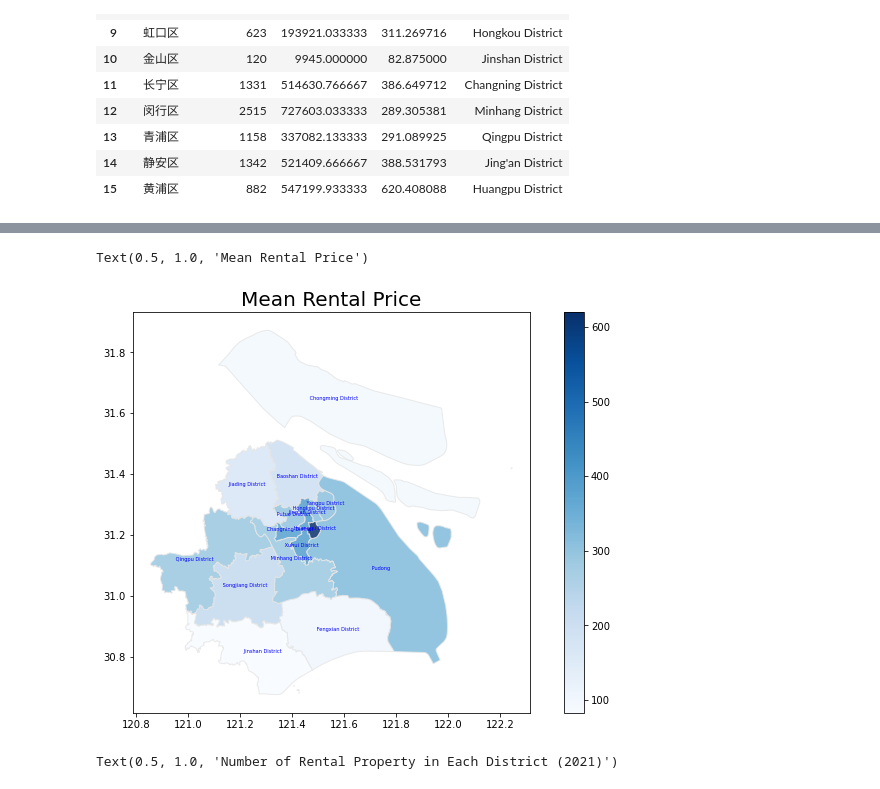
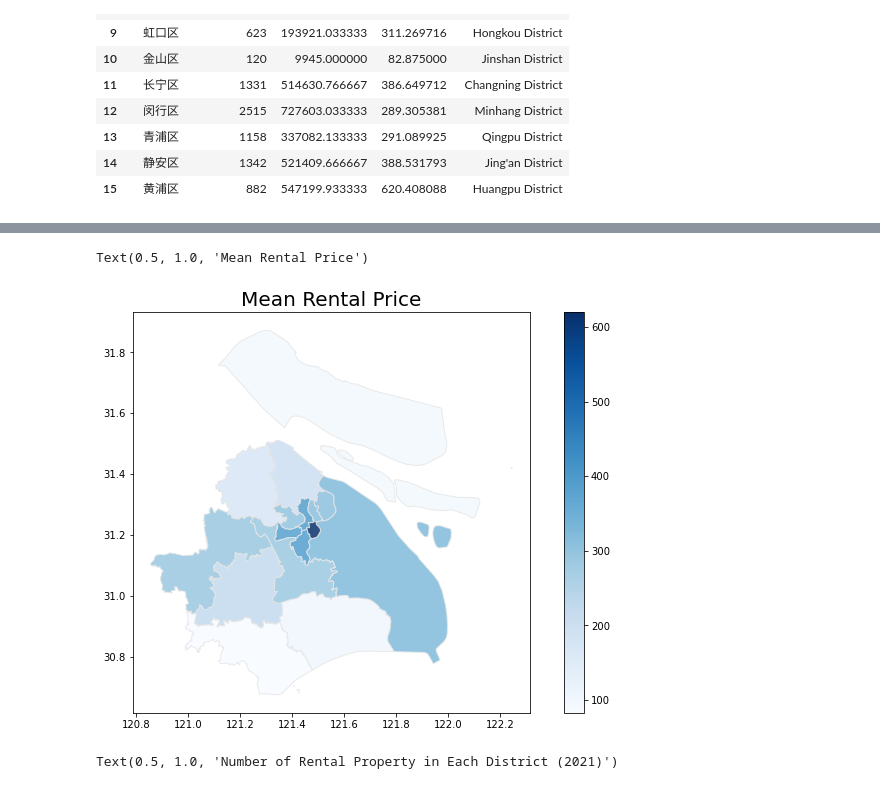
Before and after one commit to hyjucl/disser, a Jupyter notebook: clean_airbnb.ipynb, the cells around one changed output, grey strips where cells are left out. Cells and saved outputs as stored; diff of their text form; code cells hidden in the pictures.

```diff
--- a/clean_airbnb.ipynb
+++ b/clean_airbnb.ipynb
@@ -953,21 +975,21 @@ r_map
 # %%
 f = plt.figure()
 f.set_size_inches(12,7)
 
 r_map['coords'] = r_map['geometry'].apply(lambda x: x.representative_point().coords[:])
 r_map['coords'] = [coords[0] for coords in r_map['coords']]
 
 ax1 = f.add_subplot()
 r_map.plot(column='ave', legend=True, cmap='Blues', figsize=(12,6), ax=ax1, edgecolor='#e6e6e6', alpha=0.85)
-for idx, row in ppd.iterrows():
-    plt.annotate(s=row['e_name'], xy=row['coords'], horizontalalignment='center', color='blue',fontsize=5)
+# for idx, row in ppd.iterrows():
+#     plt.annotate(s=row['e_name'], xy=row['coords'], horizontalalignment='center', color='blue',fontsize=5)
 
 f.subplots_adjust(top=0.92)
 ax1.set_title('Mean Rental Price', fontsize=20)
 #plt.savefig('Cluster-House-Prices-Raw.png', dpi=150)
 # %% [output]
 Text(0.5, 1.0, 'Mean Rental Price')
-[figure, old version]
+[figure, new version]
 # %%
 # Bar chart count rental number in each district
 fig = plt.figure()
```
Also changed, not shown: parts of 46 cells of this notebook.
